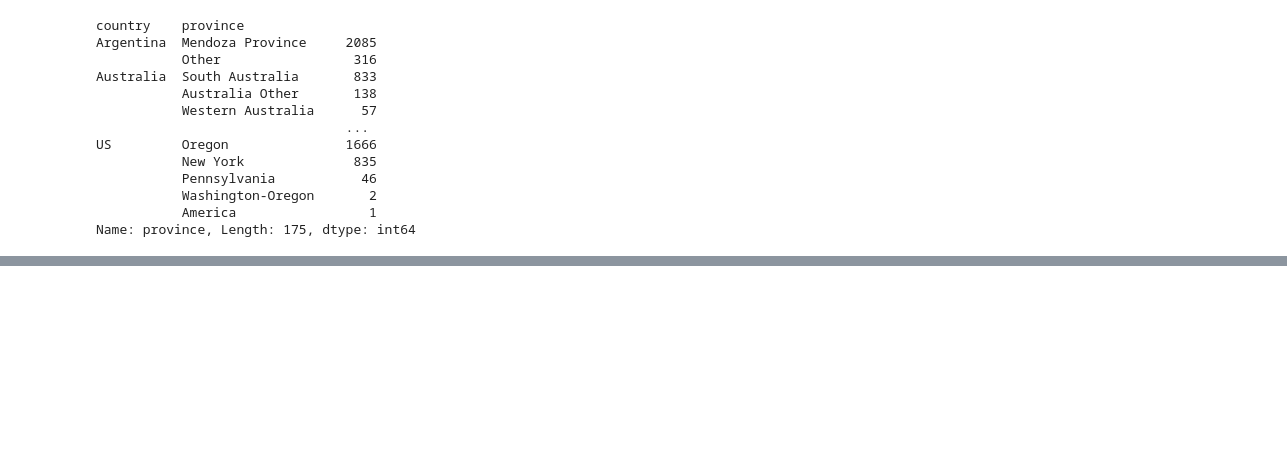
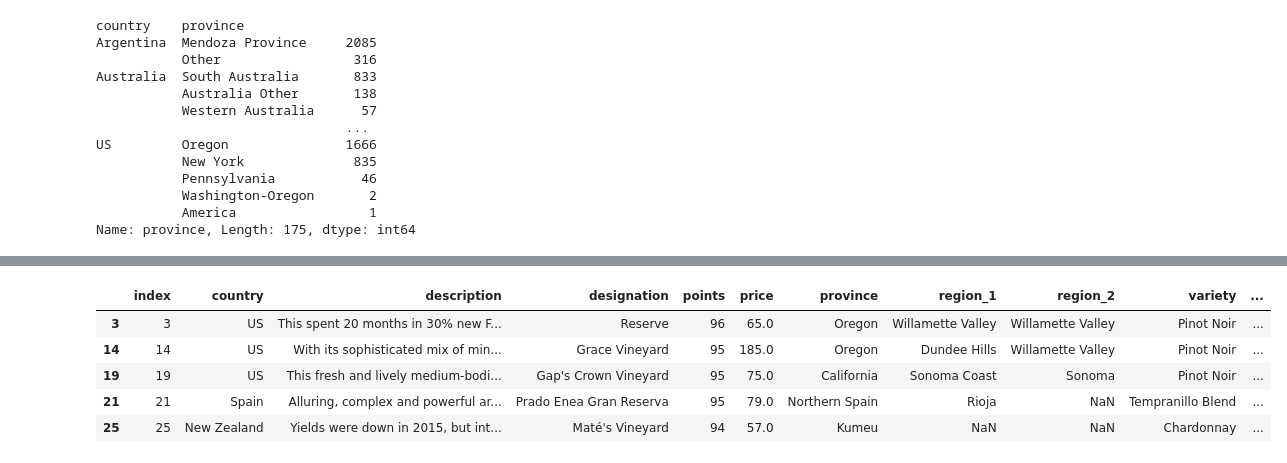
Before and after one commit to Jeongho-cho/Wine_review, a Jupyter notebook: Untitled.ipynb, the cells around one changed output, grey strips where cells are left out. Saved outputs shown, nothing was run; the diff lists cells and outputs as text; code cells hidden in the pictures; blank space fills up the shorter version.

```diff
--- a/Untitled.ipynb
+++ b/Untitled.ipynb
@@ -615,0 +732,9 @@ Name: province, Length: 175, dtype: int64
+# %%
+wn_prna_7.head(5)
+# %% [output]
+|  | index | country | description | designation | points | price | province | region_1 | region_2 | variety | ... |
+| 3 | 3 | US | This spent 20 months in 30% new F... | Reserve | 96 | 65.0 | Oregon | Willamette Valley | Willamette Valley | Pinot Noir | ... |
+| 14 | 14 | US | With its sophisticated mix of min... | Grace Vineyard | 95 | 185.0 | Oregon | Dundee Hills | Willamette Valley | Pinot Noir | ... |
+| 19 | 19 | US | This fresh and lively medium-bodi... | Gap's Crown Vineyard | 95 | 75.0 | California | Sonoma Coast | Sonoma | Pinot Noir | ... |
+| 21 | 21 | Spain | Alluring, complex and powerful ar... | Prado Enea Gran Reserva | 95 | 79.0 | Northern Spain | Rioja | NaN | Tempranillo Blend | ... |
+| 25 | 25 | New Zealand | Yields were down in 2015, but int... | Maté's Vineyard | 94 | 57.0 | Kumeu | NaN | NaN | Chardonnay | ... |
```
Also changed, not shown: parts of 14 cells of this notebook.
